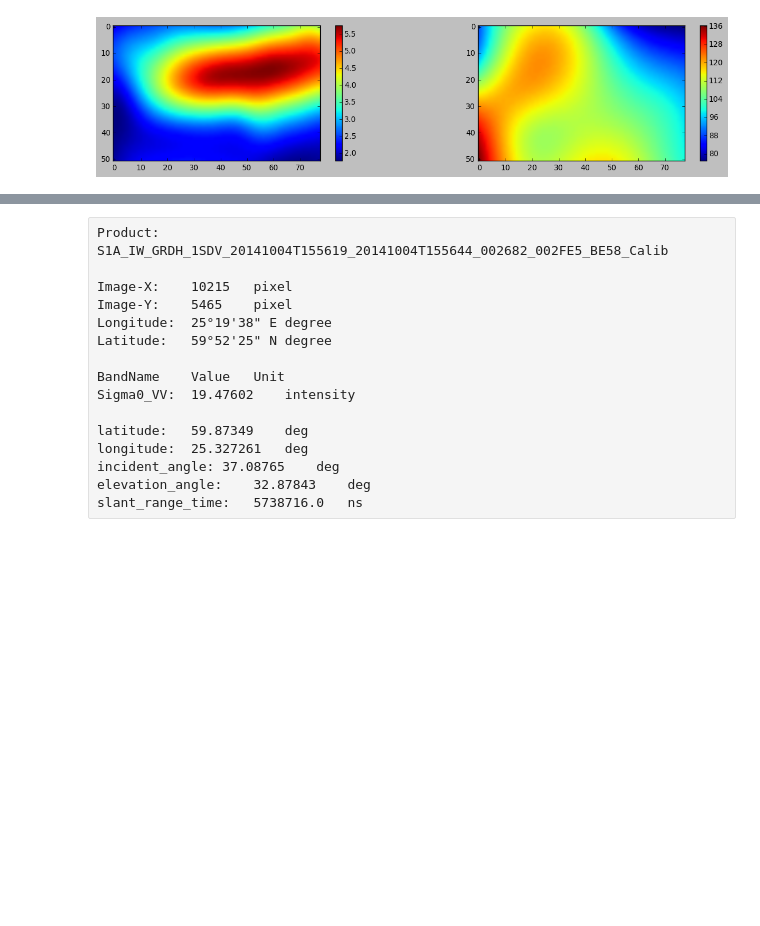
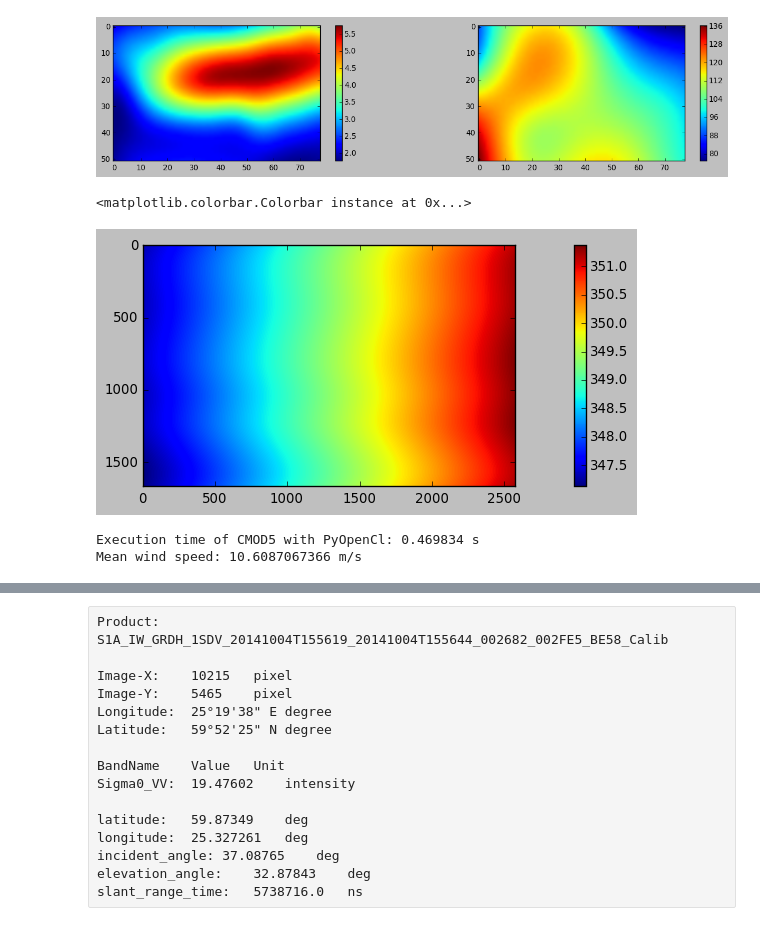
Before and after one commit to magican/PySOL, a Jupyter notebook: notebooks/Sentinel-1/0.0.0.Sentinel-1_sar_test.ipynb, the cells around one changed output, grey strips where cells are left out. Cells and saved outputs as stored; diff of their text form; code cells hidden in the pictures; blank space fills up the shorter version.

```diff
--- a/notebooks/Sentinel-1/0.0.0.Sentinel-1_sar_test.ipynb
+++ b/notebooks/Sentinel-1/0.0.0.Sentinel-1_sar_test.ipynb
@@ -62,7 +79,9 @@ from createMapsEtopo1 import findSubsetIndices
 import pygrib
 
 def ncepGFSmodel(startTime, lats_2, lons_2):
-
+    """
+    NCEP GFS model wind for givven time, lat/lon crop
+    """
     ncepGFSmodel = {} # empty dict for ncepGFSmodel
 
     iPath_wind = '/media/SOLabNFS2/store/model/ncep/gfs/'
@@ -532,13 +559,23 @@ plt.colorbar()
 [figure]
 # %%
 # calculate bearing from initial lats/lons for further wind calculation
-bearing = zeros((lons.shape[0]-1,lons.shape[1]))
+# Taking initial values as bearing is more accurate after interpolation than vice versa
+bearing = zeros((GEOgrid['lons'].shape[0]-1,GEOgrid['lons'].shape[1]))
 
-for n in range(0,lons.shape[1]):
-    col = ([lats[:-1,n], lons[:-1,n]], [lats[1:,n], lons[1:,n]])
-    for m in range(0,lons.shape[0]-1):
+for n in range(0,GEOgrid['lons'].shape[1]):
+    col = ([GEOgrid['lats'][:-1,n], GEOgrid['lons'][:-1,n]], [GEOgrid['lats'][1:,n], GEOgrid['lons'][1:,n]])
+    for m in range(0,GEOgrid['lons'].shape[0]-1):
         bearing[m][n] = distancelib.bearing(asarray(col[0])[:,m], asarray(col[1])[:,m])
 
 # interpolate to raw_counts.shape
-bearing_2 = imresize(bearing, raw_counts.shape)
+bearing_2 = imresize(bearing, wind_dir_model_swath.shape)
+# %%
+plt.close('all')
+plt.figure(figsize=(16,16/3*double(sigma0w[polarization[0]].shape[0])/double(sigma0w[polarization[0]].shape[1])))
+plt.imshow(bearing_2)
+plt.jet()
+plt.colorbar()
+# %% [output]
+<matplotlib.colorbar.Colorbar instance at 0x...>
+[figure, added]
 # %%
@@ -561,7 +606,14 @@ if 'hh' in polarization:
 wind_dir_model_swath_rel = 90 + bearing_2 - wind_dir_model_swath
 try:
     from cmod_gpu import rcs2windOpenCl
-    wind_speed_asar = rcs2windOpenCl(sar=sigma0w, windir=wind_dir_model_swath_rel, theta=incident_angle)
+    wind_speed_asar = rcs2windOpenCl(sar=sigma0w[p][::scale,::scale], \
+                                     windir=wind_dir_model_swath_rel, \
+                                     theta=incidenceAngle_2[p][::scale,::scale])
 except Exception:
     from cmod_vect import rcs2windPar
-    wind_speed_asar = rcs2windPar(sigma0w, cmdv=5, windir=wind_dir_model_swath_rel, theta=incident_angle, nprocs=numProcs)
+    wind_speed_asar = rcs2windPar(sigma0w[p][::scale,::scale], cmdv=5, \
+                                  windir=wind_dir_model_swath_rel, \
+                                  theta=incidenceAngle_2[p][::scale,::scale], nprocs=numProcs)
+# %% [output]
+Execution time of CMOD5 with PyOpenCl: 0.469834 s
+Mean wind speed: 10.6087067366 m/s
```
Also changed, not shown: parts of 17 cells of this notebook, 2 other files.
